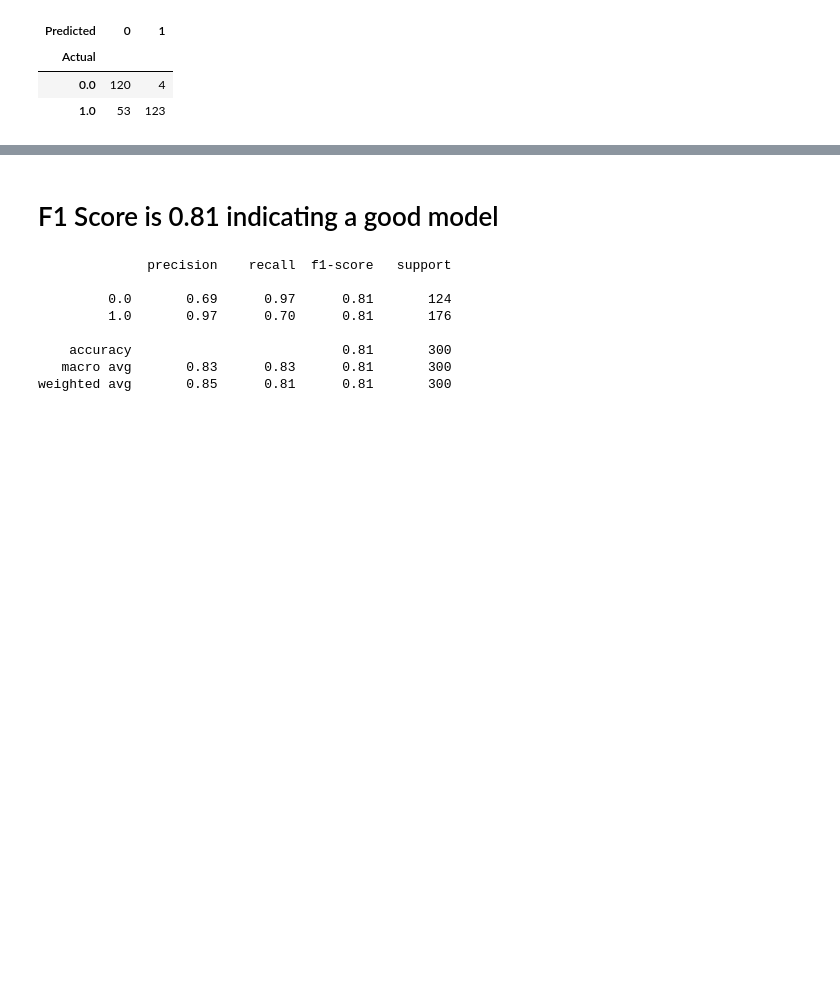
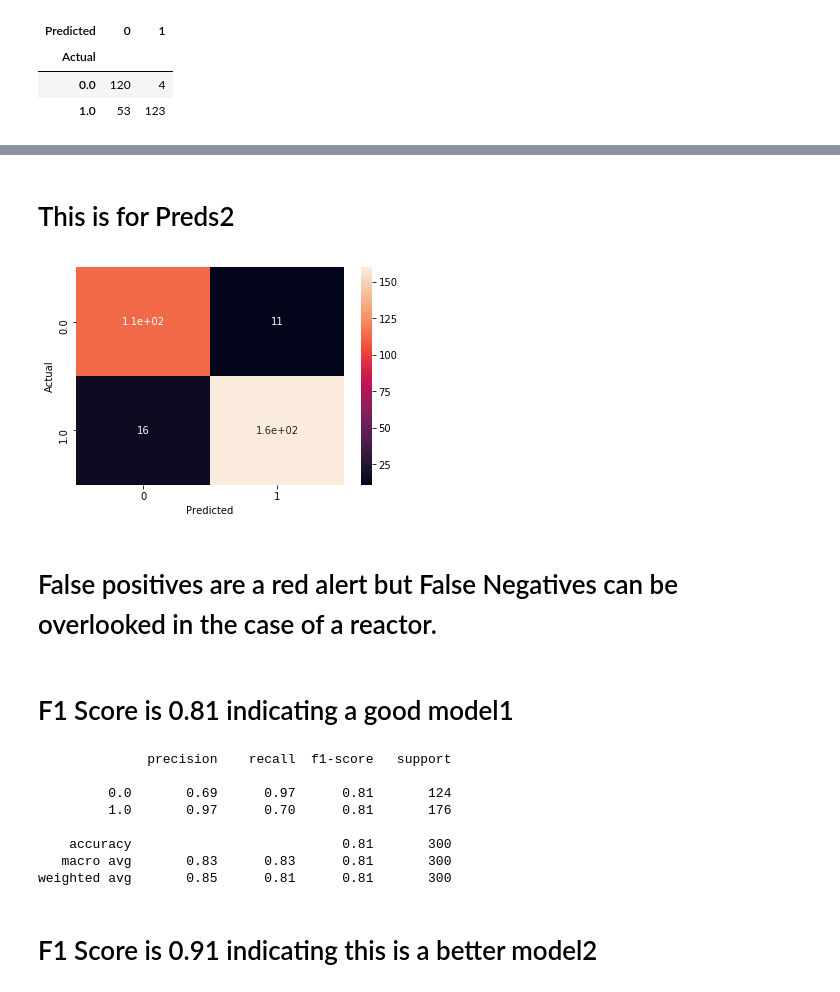
Before and after one commit to Bakli18/MFDS-Project-Question-2, a Jupyter notebook: Question2.ipynb, the cells around one changed output, grey strips where cells are left out. Drawn from its saved outputs; the diff is of its cells as text; code cells hidden in the pictures; blank space fills up the shorter version.

```diff
--- a/Question2.ipynb
+++ b/Question2.ipynb
@@ -535,3 +587,6 @@ params_optimal = coef
+# %%
+coef2 = np.array([-14.6,-32.212324, -50.190639, 7.343182 , 0.027950 ] , dtype = 'float64').reshape(5 , 1)
+params_optimal2 = coef2
 # %%
 preds1 = []
 def model(theta ,epsilon , X_test):
@@ -586,4 +694,16 @@ confusion_matrix
+# %% [markdown]
+# This is for Preds2
+# %%
+confusion_matrix = pd.crosstab(np.array(y_test).reshape(300 ,), np.array(preds2).reshape(300 ,), rownames=['Actual'],
+                               colnames=['Predicted'])
+
+sns.heatmap(confusion_matrix, annot=True)
+plt.show()
+# %% [output]
+[figure, added]
+# %% [markdown]
+# False positives are a red alert but False Negatives can be overlooked in the case of a reactor.
 # %% [markdown]
-# F1 Score is 0.81 indicating a good model
+# F1 Score is 0.81 indicating a good model1
 # %%
 from sklearn.metrics import classification_report
@@ -597,3 +717,5 @@ print(classification_report(y_test, preds))
     accuracy                           0.81       300
    macro avg       0.83      0.83      0.81       300
 weighted avg       0.85      0.81      0.81       300
+# %% [markdown]
+# F1 Score is 0.91 indicating this is a better model2
```
Also changed, not shown: parts of 18 cells of this notebook.
